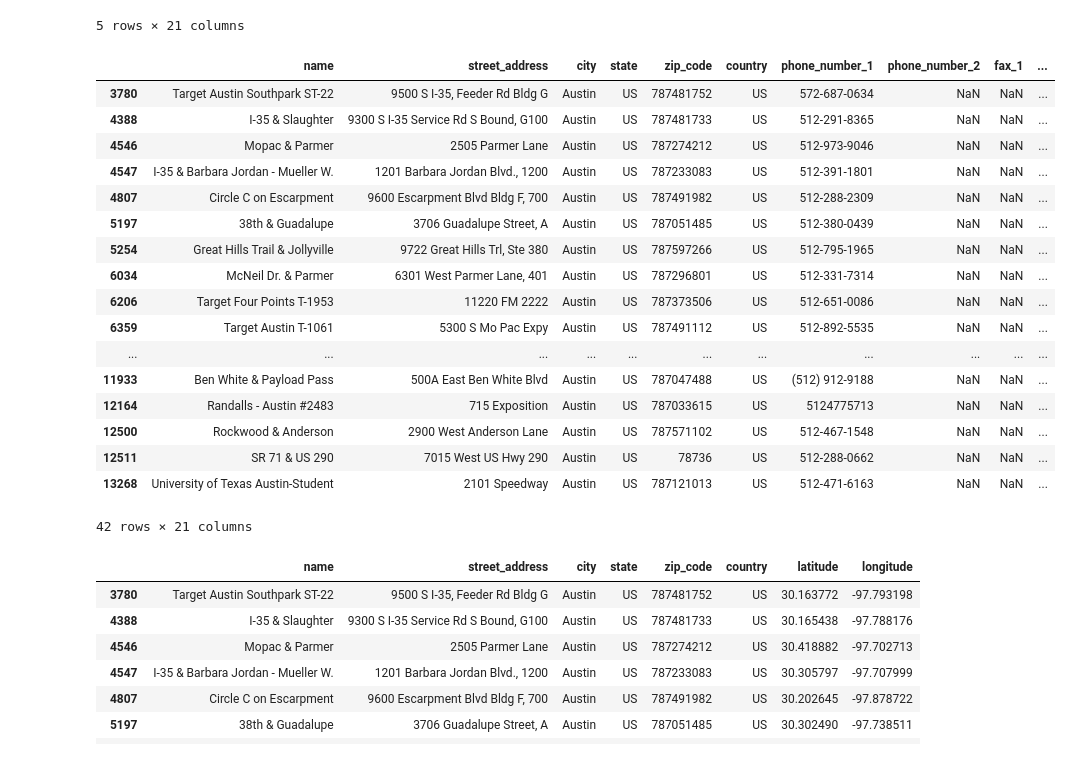
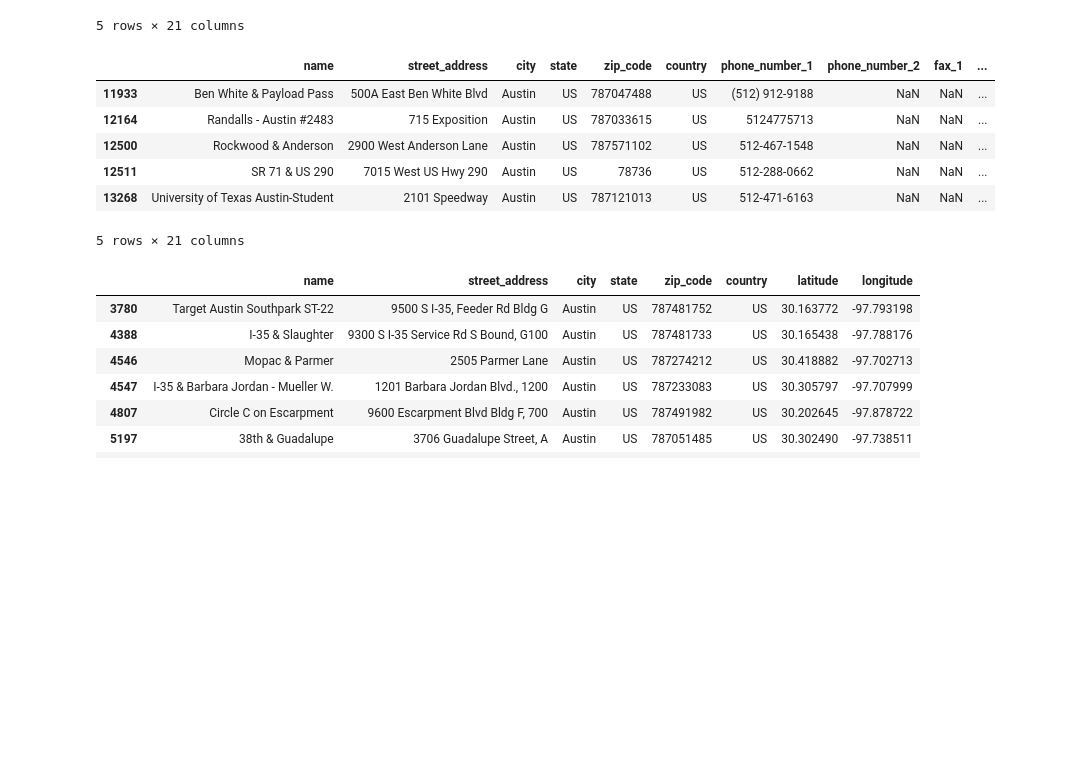
Before and after one commit to EGeorge2021r/Fintech5Falcons, a Jupyter notebook: Resources/demo_estate_data.ipynb, the cells around one changed output. Saved outputs shown, nothing was run; the diff lists cells and outputs as text; code cells hidden in the pictures; blank space fills up the shorter version.

```diff
--- a/Resources/demo_estate_data.ipynb
+++ b/Resources/demo_estate_data.ipynb
@@ -130,27 +116,17 @@ display(starbucks_data_df.head())
 # %%
 austin_starbucks_df= usa_starbucks_df.loc[usa_starbucks_df.city=="Austin"]
 
 
-austin_starbucks_df
+austin_starbucks_df.head()
+austin_starbucks_df.tail()
 # %% [output]
 |  | name | street_address | city | state | zip_code | country | phone_number_1 | phone_number_2 | fax_1 | ... |
-| 3780 | Target Austin Southpark ST-22 | 9500 S I-35, Feeder Rd Bldg G | Austin | US | 787481752 | US | 572-687-0634 | NaN | NaN | ... |
-| 4388 | I-35 & Slaughter | 9300 S I-35 Service Rd S Bound, G100 | Austin | US | 787481733 | US | 512-291-8365 | NaN | NaN | ... |
-| 4546 | Mopac & Parmer | 2505 Parmer Lane | Austin | US | 787274212 | US | 512-973-9046 | NaN | NaN | ... |
-| 4547 | I-35 & Barbara Jordan - Mueller W. | 1201 Barbara Jordan Blvd., 1200 | Austin | US | 787233083 | US | 512-391-1801 | NaN | NaN | ... |
-| 4807 | Circle C on Escarpment | 9600 Escarpment Blvd Bldg F, 700 | Austin | US | 787491982 | US | 512-288-2309 | NaN | NaN | ... |
-| 5197 | 38th & Guadalupe | 3706 Guadalupe Street, A | Austin | US | 787051485 | US | 512-380-0439 | NaN | NaN | ... |
-| 5254 | Great Hills Trail & Jollyville | 9722 Great Hills Trl, Ste 380 | Austin | US | 787597266 | US | 512-795-1965 | NaN | NaN | ... |
-| 6034 | McNeil Dr. & Parmer | 6301 West Parmer Lane, 401 | Austin | US | 787296801 | US | 512-331-7314 | NaN | NaN | ... |
-| 6206 | Target Four Points T-1953 | 11220 FM 2222 | Austin | US | 787373506 | US | 512-651-0086 | NaN | NaN | ... |
-| 6359 | Target Austin T-1061 | 5300 S Mo Pac Expy | Austin | US | 787491112 | US | 512-892-5535 | NaN | NaN | ... |
-| ... | ... | ... | ... | ... | ... | ... | ... | ... | ... | ... |
 | 11933 | Ben White & Payload Pass | 500A East Ben White Blvd | Austin | US | 787047488 | US | (512) 912-9188 | NaN | NaN | ... |
 | 12164 | Randalls - Austin #2483 | 715 Exposition | Austin | US | 787033615 | US | 5124775713 | NaN | NaN | ... |
 | 12500 | Rockwood & Anderson | 2900 West Anderson Lane | Austin | US | 787571102 | US | 512-467-1548 | NaN | NaN | ... |
 | 12511 | SR 71 & US 290 | 7015 West US Hwy 290 | Austin | US | 78736 | US | 512-288-0662 | NaN | NaN | ... |
 | 13268 | University of Texas Austin-Student | 2101 Speedway | Austin | US | 787121013 | US | 512-471-6163 | NaN | NaN | ... |
-42 rows × 21 columns
+5 rows × 21 columns
 # %%
 # Remove muliple columns not relevant to analysis
 #clean_austin_starbucks_df=
```
Also changed, not shown: parts of 5 cells of this notebook, 2 other files.
